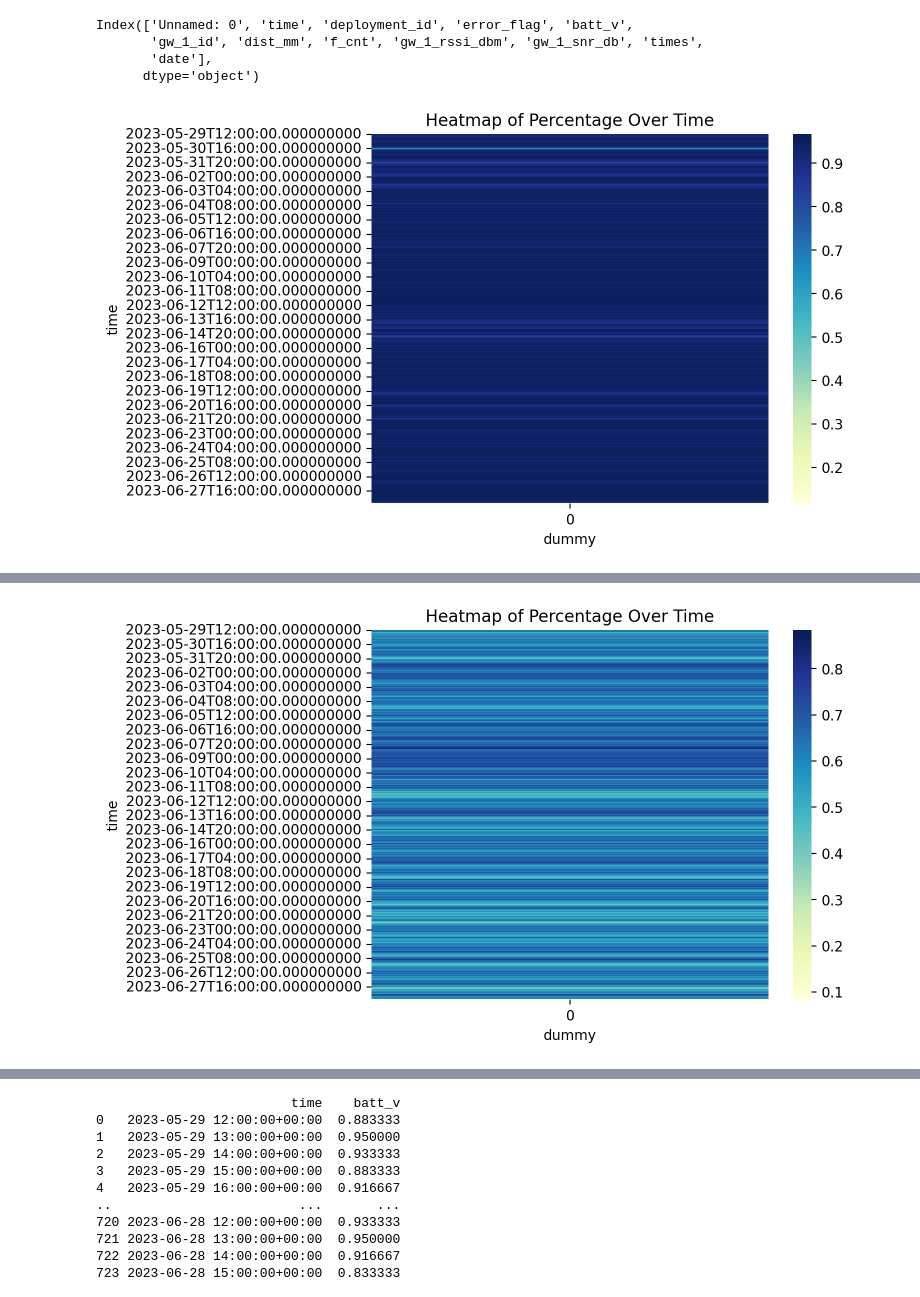
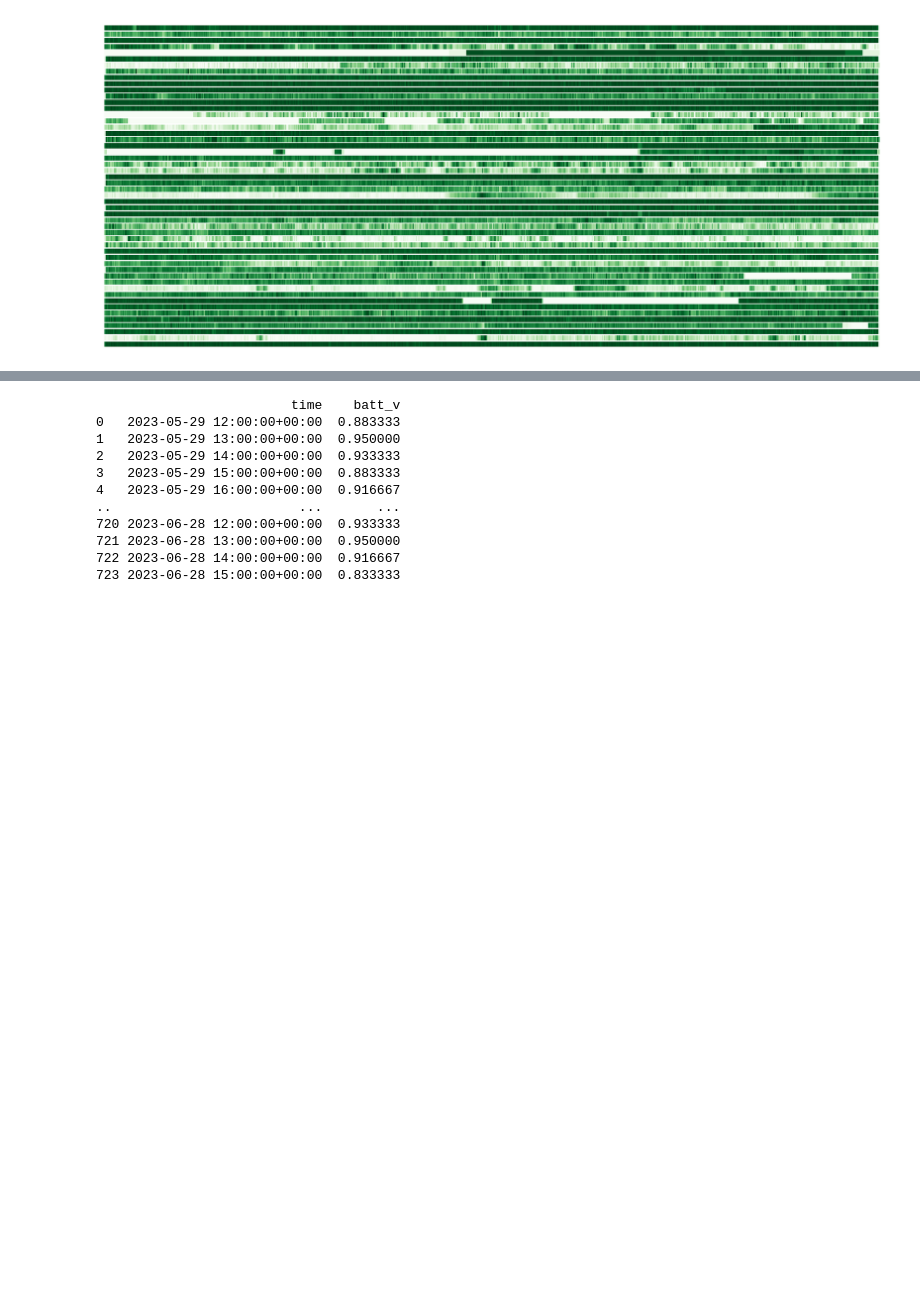
Before and after one commit to timsinashok/floodnet_ugsrp-2023, a Jupyter notebook: 30_days_heatmap.ipynb, the cells around one changed output, grey strips where cells are left out. Drawn from its saved outputs; the diff is of its cells as text; code cells hidden in the pictures; blank space fills up the shorter version.

Commit message:
messsy but working 30 days heatmap

```diff
--- a/30_days_heatmap.ipynb
+++ b/30_days_heatmap.ipynb
@@ -18,32 +18,85 @@ sensors = list(dataframes.keys())
 # %%
 interval_hour = 1
 i = 0
 
-for sensor in sensors[:3]:
+### ds
+
+num_dataframes = 5
+#len(dataframes)
+
+# Set the height of each heatmap
+heatmap_height = 5 / num_dataframes  # Adjust the height as needed
+
+# Set the initial vertical position of the first heatmap
+heatmap_y_position = 0.1  # Adjust the starting position as needed
+
+# Create the figure and axis
+fig, ax = plt.subplots(figsize=(12, 5))
+
+
+
+
+for i ,sensor in enumerate(sensors):
     data = dataframes[sensor]
-    print(data.columns)
     data['time'] = pd.to_datetime(data['time'])
 
     hourly_average = (data.set_index('time')['batt_v'].resample('1H').count())/60
 
 
     df = hourly_average.to_frame()
     df = df.rename(columns={'batt_v': 'hourly_data_retrival_percentage'})
 
     # the code above gives a dataframe that has only hourly_data_retrival_percentage as the column but we need time as well so the code below handles that
     df.reset_index(inplace=True)
 
-    df['dummy'] = 0
+#     df['dummy'] = 0
 
-    pivot_table = df.pivot(index='time', columns='dummy', values='hourly_data_retrival_percentage')
+#     pivot_table = df.pivot(index='time', columns='dummy', values='hourly_data_retrival_percentage')
 
-    sns.heatmap(pivot_table, cmap='YlGnBu', cbar=True)
-    plt.xticks(rotation=0)
-    plt.title('Heatmap of Percentage Over Time')
-    plt.show()
+#     sns.heatmap(pivot_table, cmap='YlGnBu', cbar=True)
+#     plt.xticks(rotation=0)
+#     plt.title('Heatmap of Percentage Over Time')
+#     plt.show()
+
+
+    df['sensor'] = sensor
+
+
+    # Pivot the DataFrame to create a pivot table
+    pivot_table = df.pivot(index='sensor', columns='time', values='hourly_data_retrival_percentage')
+
+    plt.subplot(52,1, i+1)
+
+
+    sns.heatmap(pivot_table, cmap='Greens', cbar=False, yticklabels=False, xticklabels=False)
+    plt.xlabel(None)
+    plt.ylabel(None)
+
+    #print(pivot_table.columns)
+
+    # Remove the 'dummy' column
+    #pivot_table.drop('dummy', inplace=True)
+
+    # # Set the position and size of the heatmap
+    heatmap_position = (0.1, i * heatmap_height)
+    heatmap_size = (0.8, heatmap_height)
+
+#     # Draw the heatmap
+#     sns.heatmap(pivot_table, cmap='YlGnBu', cbar=False, ax=ax,
+#                 cbar_ax=None, square=True,
+#                 vmin=0, vmax=1, linewidths=0.5, linecolor='white',
+#                 annot=True, fmt=".1f", annot_kws={"fontsize": 8}, cbar_kws={})
+
+# # # Set the y-axis tick positions and labels
+# tick_positions = [(i * heatmap_height) + (heatmap_height / 2) for i in range(num_dataframes)]
+# tick_labels = [f"Heatmap {i+1}" for i in range(num_dataframes)]
+# ax.set_yticks(tick_positions)
+# ax.set_yticklabels(tick_labels)
+
+# # Set the y-axis label
+# ax.set_ylabel('Heatmaps')
+
+# # Show the plot
+# plt.show()
 # %% [output]
-Index(['Unnamed: 0', 'time', 'deployment_id', 'error_flag', 'batt_v',
-       'gw_1_id', 'dist_mm', 'f_cnt', 'gw_1_rssi_dbm', 'gw_1_snr_db', 'times',
-       'date'],
-      dtype='object')
-[figure, old version]
+[figure, new version]
@@ -54 +102,0 @@ Index(['Unnamed: 0', 'time', 'deployment_id', 'error_flag', 'batt_v',
-[figure, removed]
```
Also changed, not shown: parts of 1 cell of this notebook.
